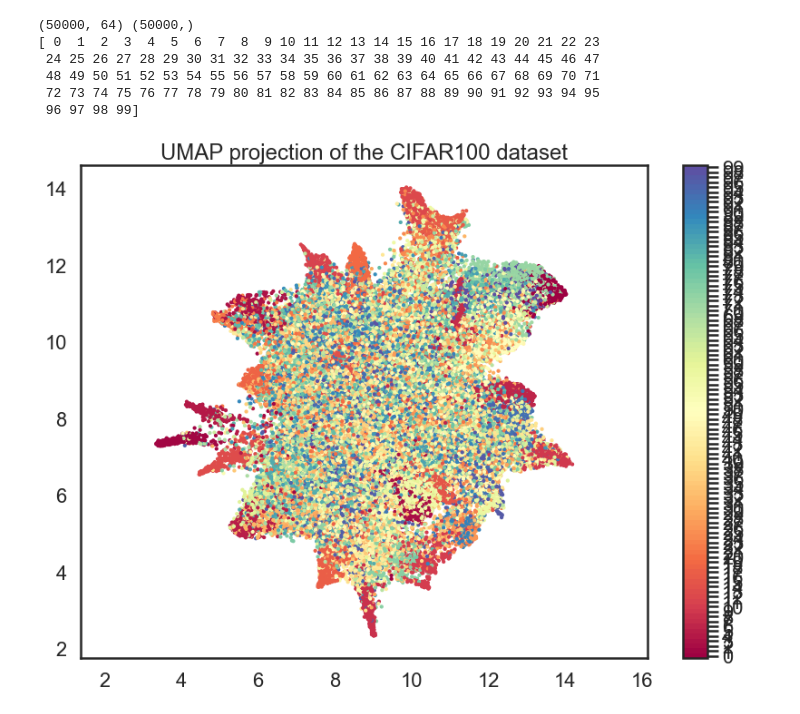
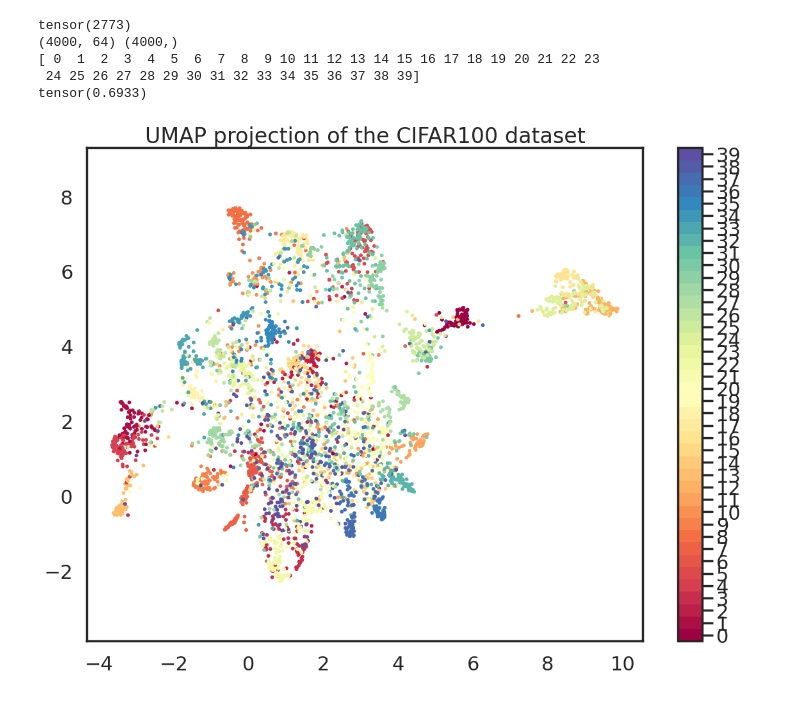
Before and after one commit to 3neutronstar/AlwaysBeDreaming-DFCIL, a Jupyter notebook: jupyter/notebook.ipynb, the cells around one changed output. Saved outputs shown, nothing was run; the diff lists cells and outputs as text; code cells hidden in the pictures.

```diff
--- a/jupyter/notebook.ipynb
+++ b/jupyter/notebook.ipynb
@@ -13,7 +13,7 @@ from torch.utils.data import DataLoader
 Dataset = dataloaders.iCIFAR100
 num_classes = 100
 dataset_size = [32,32,3]
-dataroot=os.path.join('../../data/dataset', 'cifar100')
+dataroot=os.path.join('/data', 'cifar100')
 dataset='CIFAR100'
 seed=0
 first_split_size=20
@@ -56,25 +56,19 @@ else:
     max_task = len(task_names)
 
 # datasets and dataloaders
-train_transform = dataloaders.utils.get_transform(dataset=dataset, phase='train', aug=False, dgr=False)
 test_transform  = dataloaders.utils.get_transform(dataset=dataset, phase='test', aug=False, dgr=False)
-train_dataset = Dataset(dataroot, train=True, tasks=tasks,
-                    download_flag=True, transform=train_transform,
-                    seed=0, validation=True)
 test_dataset  = Dataset(dataroot, train=False, tasks=tasks,
                         download_flag=False, transform=test_transform,
-                        seed=0, validation=True)
+                        seed=0, validation=False)
 
 # save this for E2E baseline
-train_dataset.simple_transform = dataloaders.utils.get_transform(dataset=dataset, phase='test', aug=False, dgr=False)
-
-
+# train_dataset.simple_transform = dataloaders.utils.get_transform(dataset=dataset, phase='test', aug=False, dgr=False)
 
 # learn
-# train_dataset.load_dataset(i, train=True)
+# train_dataset.load_dataset(i, train=False)
 test_dataset.load_dataset(i, train=False)
 # load dataloader
-train_loader = DataLoader(train_dataset, batch_size=100, shuffle=True, drop_last=True, num_workers=int(2))
+# train_loader = DataLoader(train_dataset, batch_size=100, shuffle=True, drop_last=True, num_workers=int(2))
 test_loader  = DataLoader(test_dataset, batch_size=100, shuffle=False, drop_last=False, num_workers=2)
 # %% [output]
 =============================================
@@ -90,7 +83,10 @@ Files already downloaded and verified
 from models.resnet import ResNet,resnet32
 
 model = resnet32(out_dim=num_classes)
-
-model.load_state_dict(torch.load('./class_5task.pth'))
+model_path='class'
+# model_path='class_2task_iscf'
+model.load_state_dict(torch.load('./'+model_path+'.pth'))
 model.cuda()
+model.eval()
+print("DONE")
 # %% [output]
@@ -114,40 +94,43 @@ ResNet(
 # %%
 xs=[]
 ys=[]
-for data in train_loader:
+count=0
+for data in test_loader:
     x, y, t = data
     x = x.cuda()
     y = y.cuda()
+    with torch.no_grad():
+        logits = model(x,pen=True)
+        # if (y==10).sum()>0:
+        #     break
+        xs.append(logits.cpu().detach().numpy())
+        ys.append(y.cpu().detach().numpy())
+        count+=(model.last(logits)[:,:first_split_size*(i+1)].argmax(dim=1)==y).sum().cpu()
 
-    logits = model(x,pen=True)
-    # if (y==10).sum()>0:
-    #     break
-    xs.append(logits.cpu().detach().numpy())
-    ys.append(y.cpu().detach().numpy())
 xs=np.concatenate(xs,axis=0)
 ys=np.concatenate(ys,axis=0)
-
+print(count)
 print(xs.shape,ys.shape)
 print(np.unique(ys))
+print(count/xs.shape[0])
 # %% [output]
-(50000, 64) (50000,)
+tensor(2773)
+(4000, 64) (4000,)
 [ 0  1  2  3  4  5  6  7  8  9 10 11 12 13 14 15 16 17 18 19 20 21 22 23
- 24 25 26 27 28 29 30 31 32 33 34 35 36 37 38 39 40 41 42 43 44 45 46 47
- 48 49 50 51 52 53 54 55 56 57 58 59 60 61 62 63 64 65 66 67 68 69 70 71
- 72 73 74 75 76 77 78 79 80 81 82 83 84 85 86 87 88 89 90 91 92 93 94 95
- 96 97 98 99]
+ 24 25 26 27 28 29 30 31 32 33 34 35 36 37 38 39]
+tensor(0.6933)
 # %%
 import umap
 import matplotlib.pyplot as plt
 import seaborn as sns
 sns.set(style='white', context='poster', rc={'figure.figsize':(14,10)})
 reducer = umap.UMAP()
 embedding = reducer.fit_transform(xs)
 plt.scatter(embedding[:, 0], embedding[:, 1], c=ys, cmap='Spectral', s=5)
 plt.gca().set_aspect('equal', 'datalim')
-plt.colorbar(boundaries=np.arange(101)-0.5).set_ticks(np.arange(100))
+plt.colorbar(boundaries=np.arange(first_split_size*(i+1)+1)-0.5).set_ticks(np.arange(first_split_size*(i+1)))
 plt.title('UMAP projection of the CIFAR100 dataset', fontsize=24)
-plt.savefig('./umap.png')
+plt.savefig(f'./{model_path}_umap.png')
 plt.show()
 # %% [output]
-[figure, old version]
+[figure, new version]
```
Also changed, not shown: parts of 5 cells of this notebook, 19 other files.
